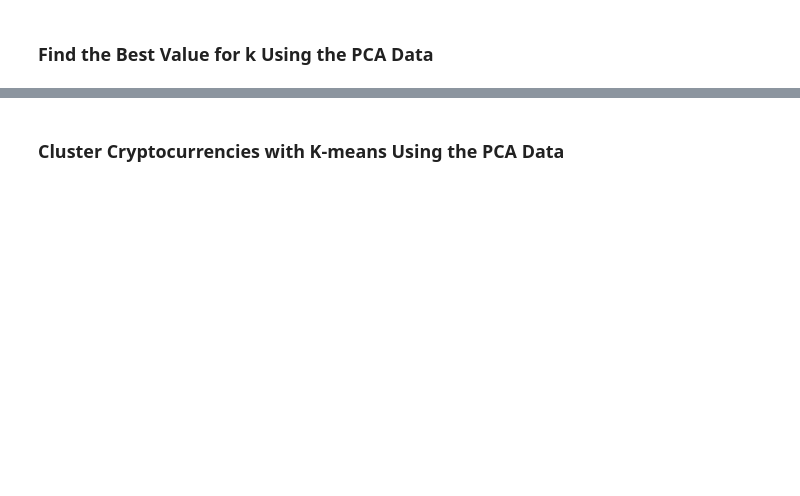
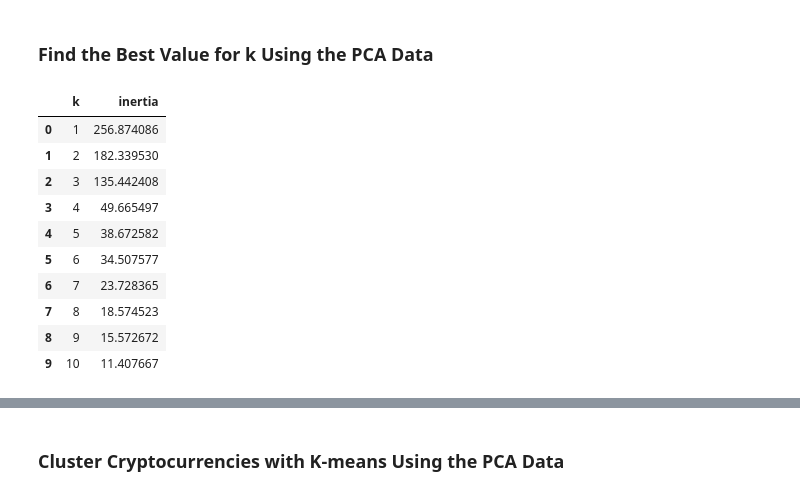
Before and after one commit to TurtleBeatsHare/CryptoClustering, a Jupyter notebook: Crypto_Clustering.ipynb, the cells around one changed output, grey strips where cells are left out. Cells and saved outputs as stored; diff of their text form; code cells hidden in the pictures; blank space fills up the shorter version.

```diff
--- a/Crypto_Clustering.ipynb
+++ b/Crypto_Clustering.ipynb
@@ -236,25 +268,45 @@ market_data_predictions_df.plot.scatter(
 # %%
 # Create a list with the number of k-values to try
 # Use a range from 1 to 11
+k = list(range(1, 11))
 
 
 # Create an empty list to store the inertia values
-
+interia = []
 
 # Create a for loop to compute the inertia with each possible value of k
 # Inside the loop:
 # 1. Create a KMeans model using the loop counter for the n_clusters
 # 2. Fit the model to the data using PCA DataFrame.
 # 3. Append the model.inertia_ to the inertia list
-
+for i in k:
+    model = KMeans(n_clusters=i, n_init='auto', random_state=1)
+    model.fit(market_data_pca_df)
+    interia.append(model.inertia_)
 
 # Create a dictionary with the data to plot the Elbow curve
-
+elbow_dict = {
+    "k": k,
+    "inertia": interia
+}
 
 # Create a DataFrame with the data to plot the Elbow curve
-
+elbow_df = pd.DataFrame(elbow_dict)
 
 # Display the DataFrame
+elbow_df
+# %% [output]
+|  | k | inertia |
+| 0 | 1 | 256.874086 |
+| 1 | 2 | 182.339530 |
+| 2 | 3 | 135.442408 |
+| 3 | 4 | 49.665497 |
+| 4 | 5 | 38.672582 |
+| 5 | 6 | 34.507577 |
+| 6 | 7 | 23.728365 |
+| 7 | 8 | 18.574523 |
+| 8 | 9 | 15.572672 |
+| 9 | 10 | 11.407667 |
 # %%
 # Plot a line chart with all the inertia values computed with
 # the different values of k to visually identify the optimal value for k.
```
Also changed, not shown: parts of 17 cells of this notebook.
